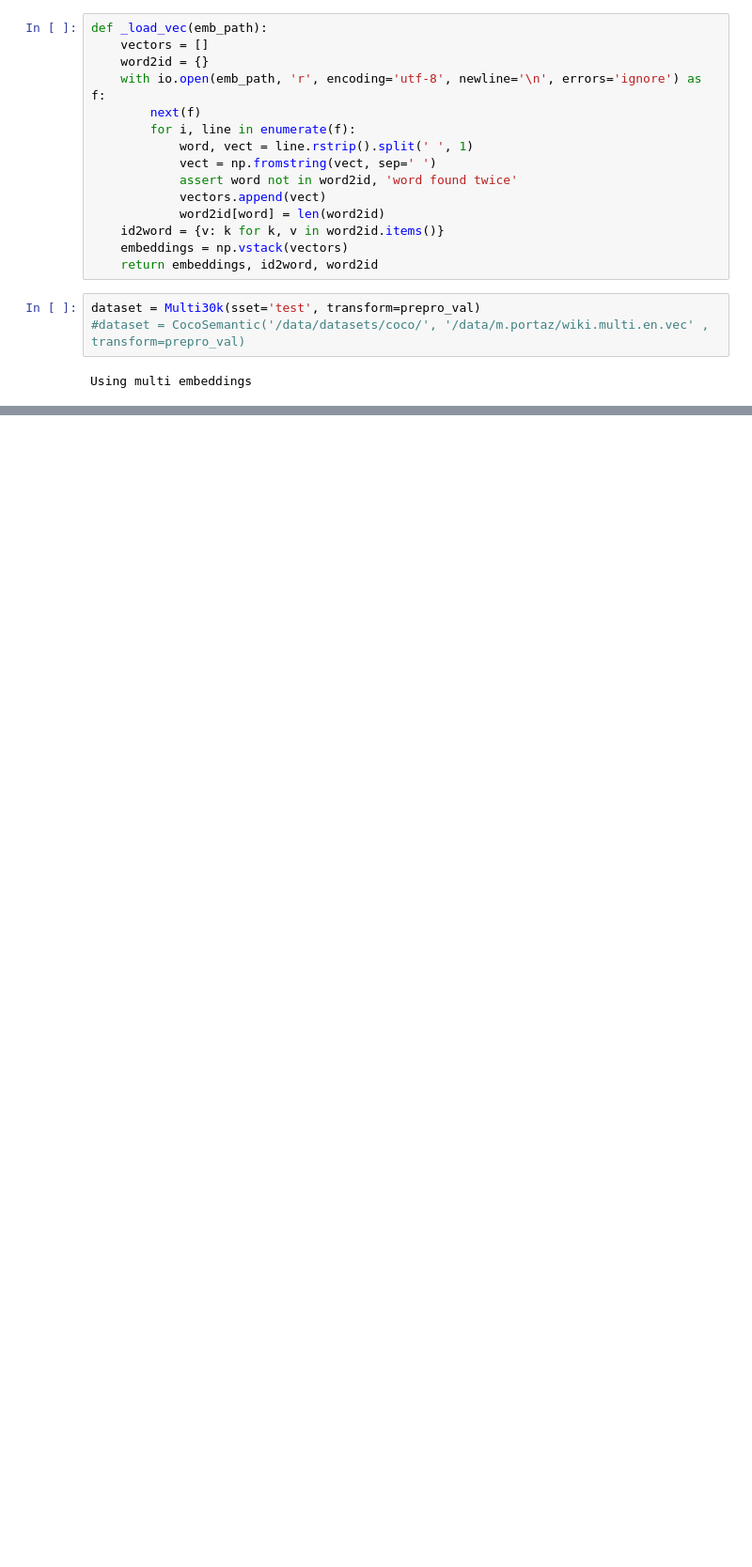
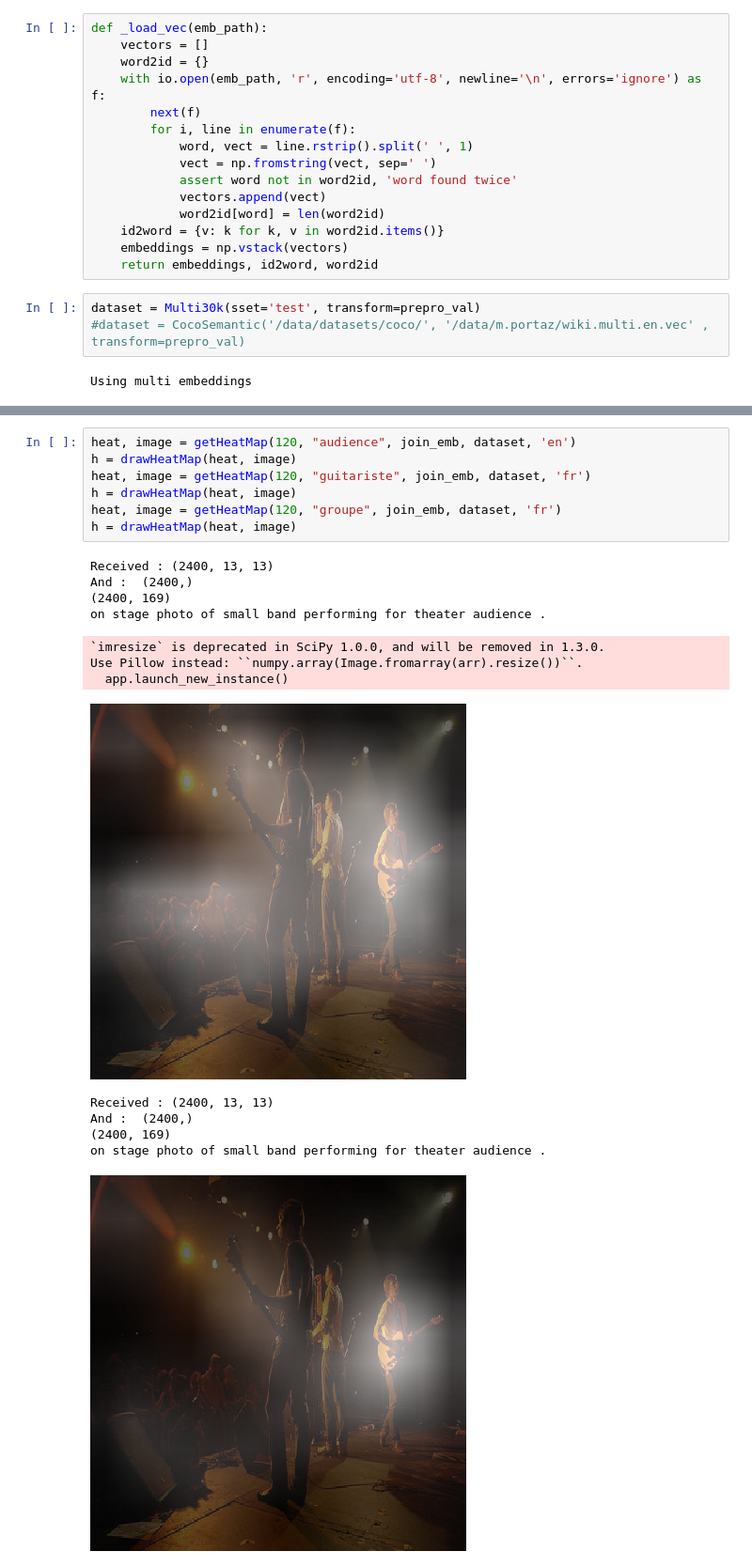
Before and after one commit to SereneQI/text-image-similarity, a Jupyter notebook: HeatMap.ipynb, the cells around one changed output, grey strips where cells are left out. Shown at 94% size. Saved outputs shown, nothing was run; the diff lists cells and outputs as text; blank space fills up the shorter version.

```diff
--- a/HeatMap.ipynb
+++ b/HeatMap.ipynb
@@ -190,0 +201,21 @@ a man is throwing a log into a waterway while two dogs watch .
+# %%
+heat, image = getHeatMap(120, "audience", join_emb, dataset, 'en')
+h = drawHeatMap(heat, image)
+heat, image = getHeatMap(120, "guitariste", join_emb, dataset, 'fr')
+h = drawHeatMap(heat, image)
+heat, image = getHeatMap(120, "groupe", join_emb, dataset, 'fr')
+h = drawHeatMap(heat, image)
+# %% [output]
+Received : (2400, 13, 13)
+And :  (2400,)
+(2400, 169)
+on stage photo of small band performing for theater audience .
+`imresize` is deprecated in SciPy 1.0.0, and will be removed in 1.3.0.
+Use Pillow instead: ``numpy.array(Image.fromarray(arr).resize())``.
+  app.launch_new_instance()
+[figure, added]
+Received : (2400, 13, 13)
+And :  (2400,)
+(2400, 169)
+on stage photo of small band performing for theater audience .
+[figure, added]
```
Also changed, not shown: parts of 5 cells of this notebook.
